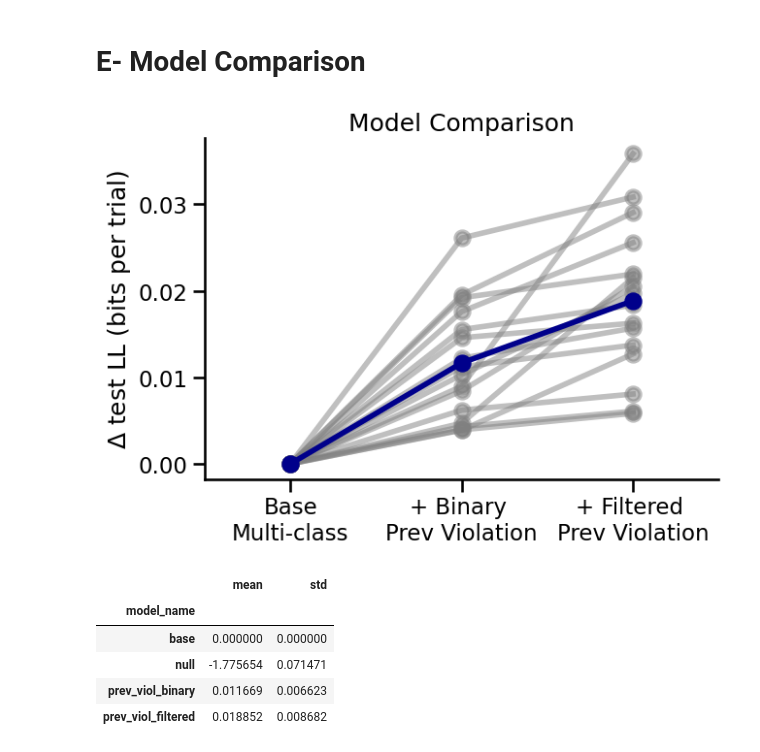
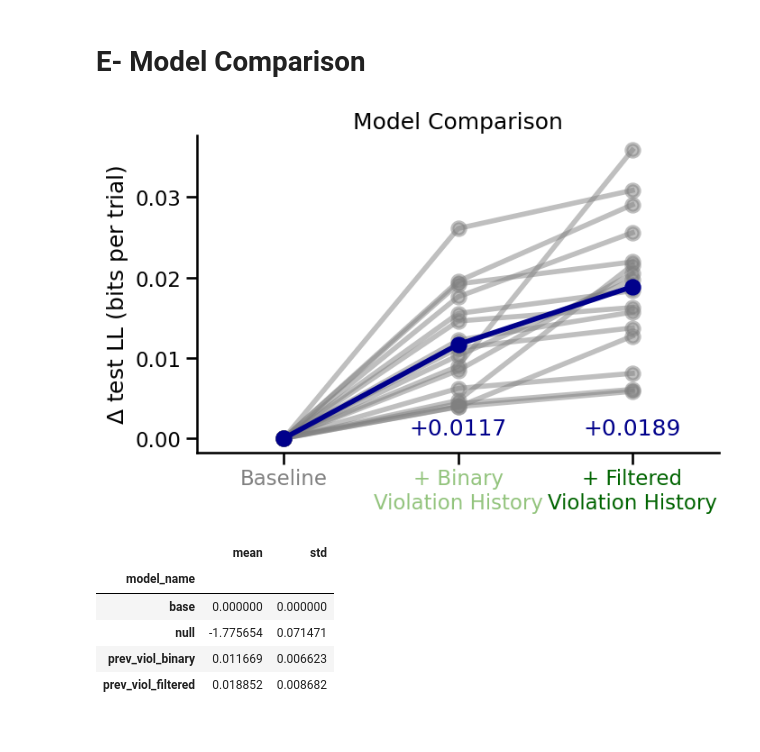
Before and after one commit to jess-breda/violations-multinomial, a Jupyter notebook: notebooks/thesis/@fig3_prev_viol.ipynb, the cells around one changed output. Saved outputs shown, nothing was run; the diff lists cells and outputs as text; code cells hidden in the pictures.

```diff
--- a/notebooks/thesis/@fig3_prev_viol.ipynb
+++ b/notebooks/thesis/@fig3_prev_viol.ipynb
@@ -546,39 +596,50 @@ ORDER = [
     "prev_viol_filtered",
 ]
 LABELS = [
-    "Base\nMulti-class",
-    "+ Binary \nPrev Violation",
-    "+ Filtered \nPrev Violation",
+    "Baseline",
+    "+ Binary\nViolation History",
+    "+ Filtered\nViolation History",
 ]
+COLORS = [
+    "gray",
+    "#93c47d",
+    "darkgreen",
+]
 # %%
-fig, ax = plt.subplots(figsize=(7, 5))
+fig, ax = plt.subplots(figsize=(7.5, 5))
 sns.despine()
 mvc.plot_model_comparison(
     hue="animal_id",
     ax=ax,
     order=ORDER,
     palette=["gray"] * 16,
     alpha = 0.5,
     y="bits_per_trial_relative_to_base"
 )
 mvc.plot_model_comparison(
     ax=ax,
     order=ORDER,
     color=c.MODEL_COMPARE_COLOR,
     errorbar=None,
     y="bits_per_trial_relative_to_base",
     ylabel="$\Delta$ test LL (bits per trial)",
+    annotate=True,
+    y_annotate=0.0005,
+    color_annotate=c.MODEL_COMPARE_COLOR
 )
 ax.set_xticks(range(len(LABELS)))
 ax.set_xticklabels(LABELS, rotation=0)
+tick_labels = ax.get_xticklabels()
+for label, color in zip(tick_labels, COLORS):
+    label.set_color(color)
 ax.legend().remove()
 ax.set(xlabel="", title="Model Comparison")
 
 # save fig
 plt.tight_layout()
 plt.savefig("figures/fig3e_compare_prev_viol.png", dpi=300, bbox_inches="tight")
 # %% [output]
-[figure, old version]
+[figure, new version]
 # %%
 bpt = mvc.compute_bits_per_trial_df()
 
```
Also changed, not shown: parts of 7 cells of this notebook, 42 other files.
